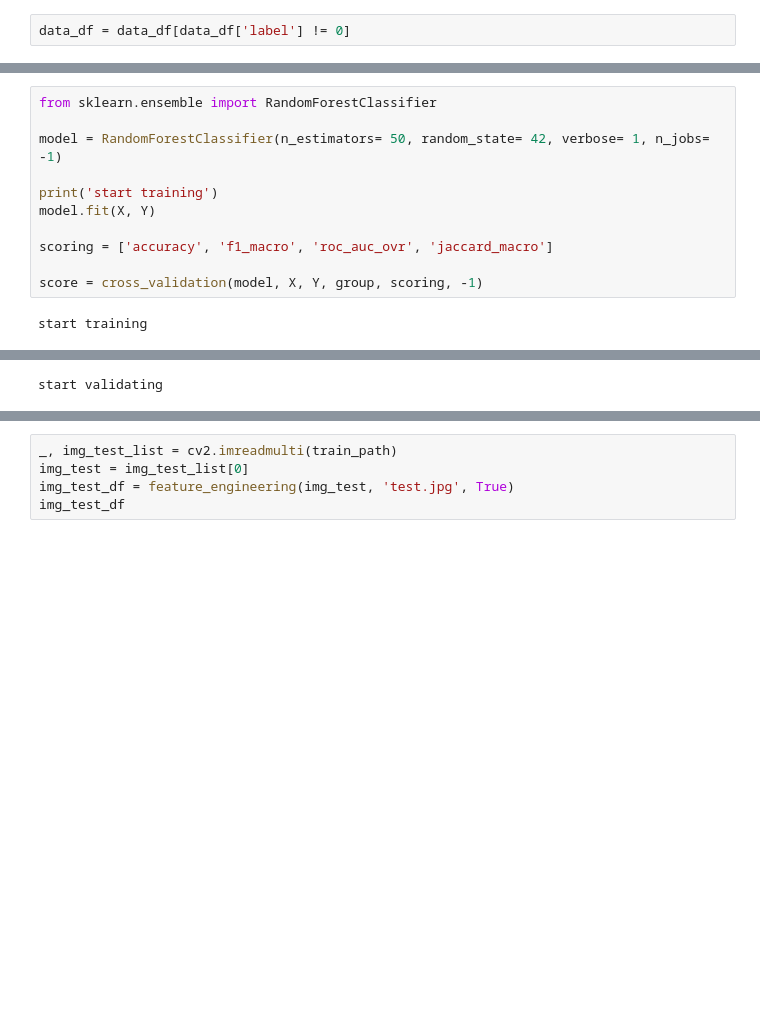
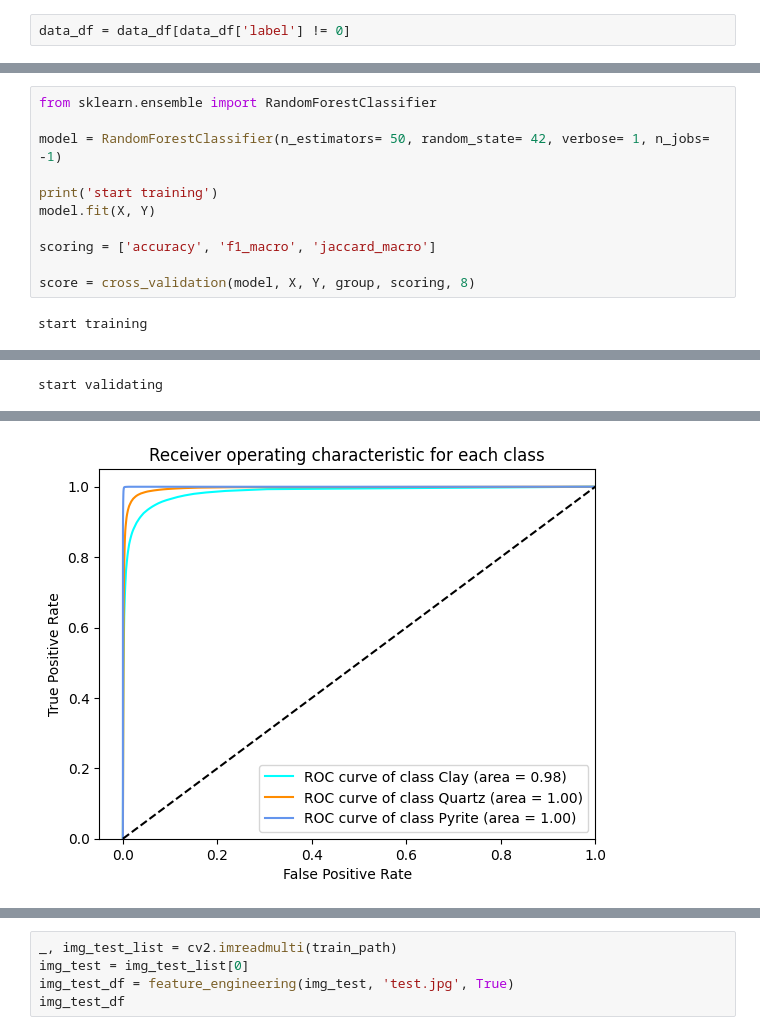
Before and after one commit to suracI-invert/xla-segmentation, a Jupyter notebook: sandstone_test.ipynb, the cells around one changed output, grey strips where cells are left out. Cells and saved outputs as stored; diff of their text form; blank space fills up the shorter version.

```diff
--- a/sandstone_test.ipynb
+++ b/sandstone_test.ipynb
@@ -291,8 +400,8 @@ model = RandomForestClassifier(n_estimators= 50, random_state= 42, verbose= 1, n
 print('start training')
 model.fit(X, Y)
 
-scoring = ['accuracy', 'f1_macro', 'roc_auc_ovr', 'jaccard_macro']
+scoring = ['accuracy', 'f1_macro', 'jaccard_macro']
 
-score = cross_validation(model, X, Y, group, scoring, -1)
+score = cross_validation(model, X, Y, group, scoring, 8)
 # %% [output]
 start training
@@ -319,3 +428,4 @@ start validating
+[figure, added]
 # %%
 score
 # %% [output]
```
Also changed, not shown: parts of 39 cells of this notebook, 4 other files.
